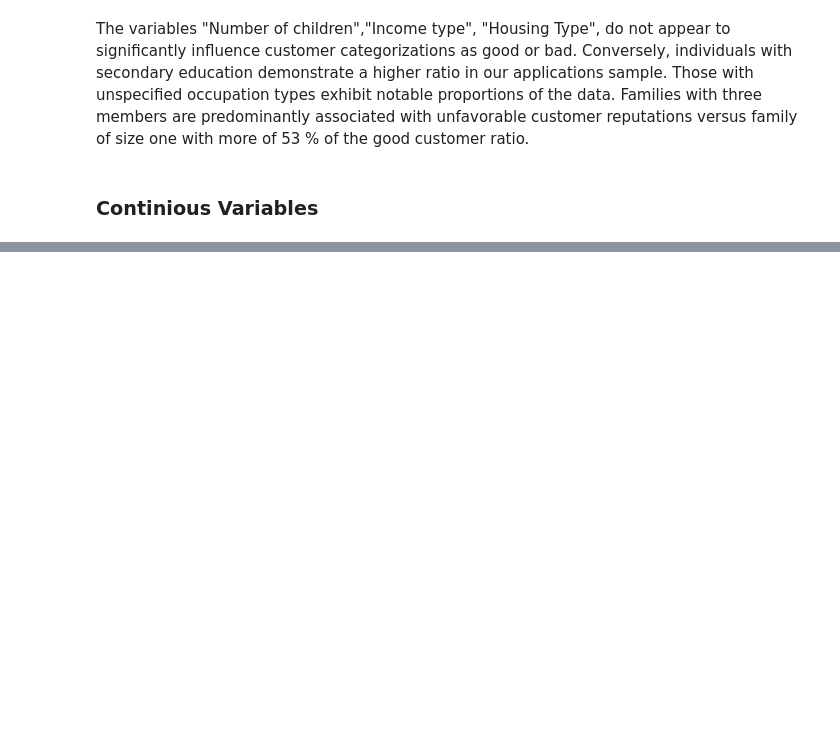
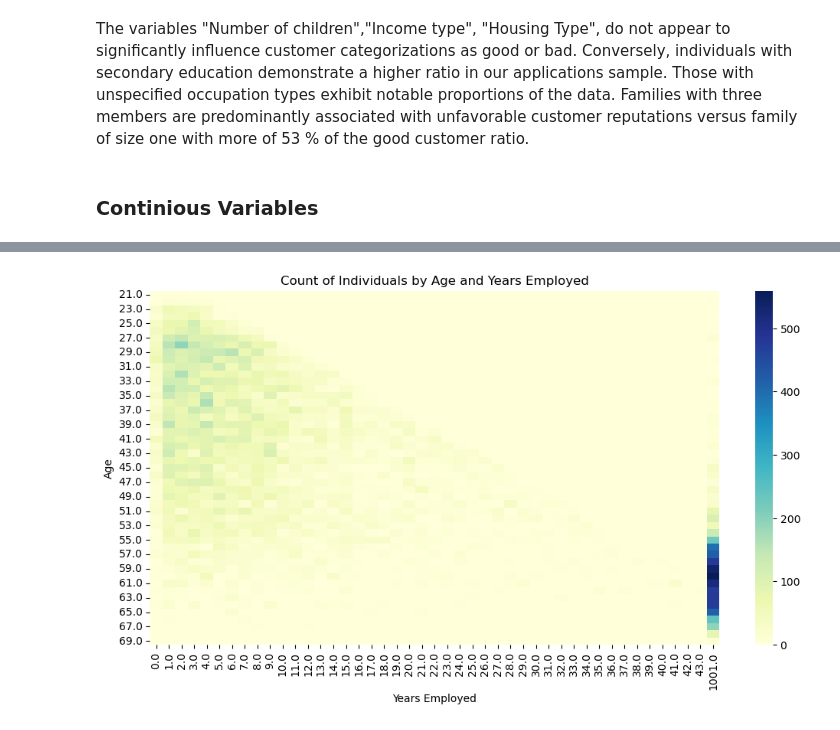
Before and after one commit to DBlassio/tangelo, a Jupyter notebook: notebooks/exploration.ipynb, the cells around one changed output, grey strips where cells are left out. Cells and saved outputs as stored; diff of their text form; code cells hidden in the pictures; blank space fills up the shorter version.

```diff
--- a/notebooks/exploration.ipynb
+++ b/notebooks/exploration.ipynb
@@ -202,0 +259,13 @@ The variables "Number of children","Income type", "Housing Type", do not appear
+# %%
+# Create a pivot table to get counts
+pivot_table = df.groupby(['AGE', 'YEARS_EMPLOYED']).size().unstack(fill_value=0)
+
+# Create the heatmap plot
+plt.figure(figsize=(12, 6))
+sns.heatmap(pivot_table, cmap='YlGnBu', cbar=True, fmt='d')
+plt.xlabel('Years Employed')
+plt.ylabel('Age')
+plt.title('Count of Individuals by Age and Years Employed')
+plt.show()
+# %% [output]
+[figure, added]
```
Also changed, not shown: parts of 15 cells of this notebook.
